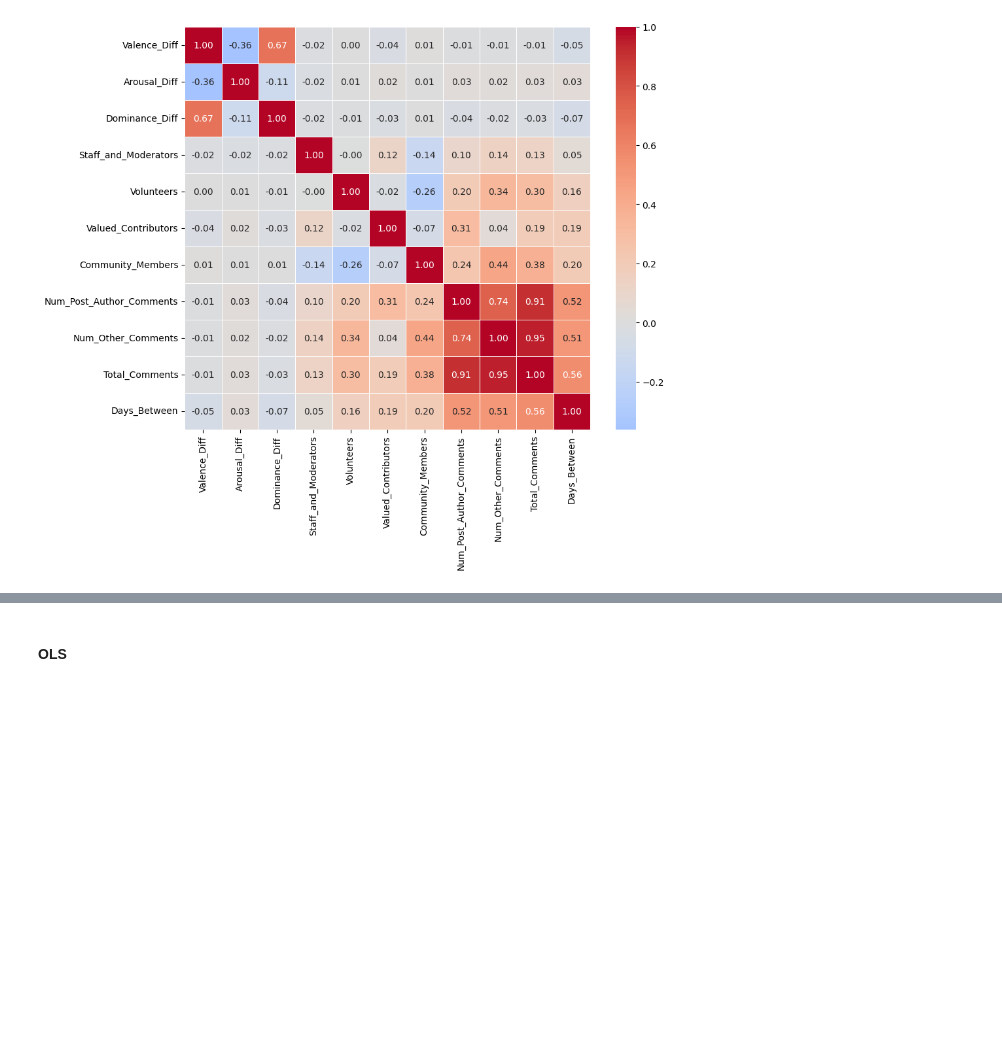
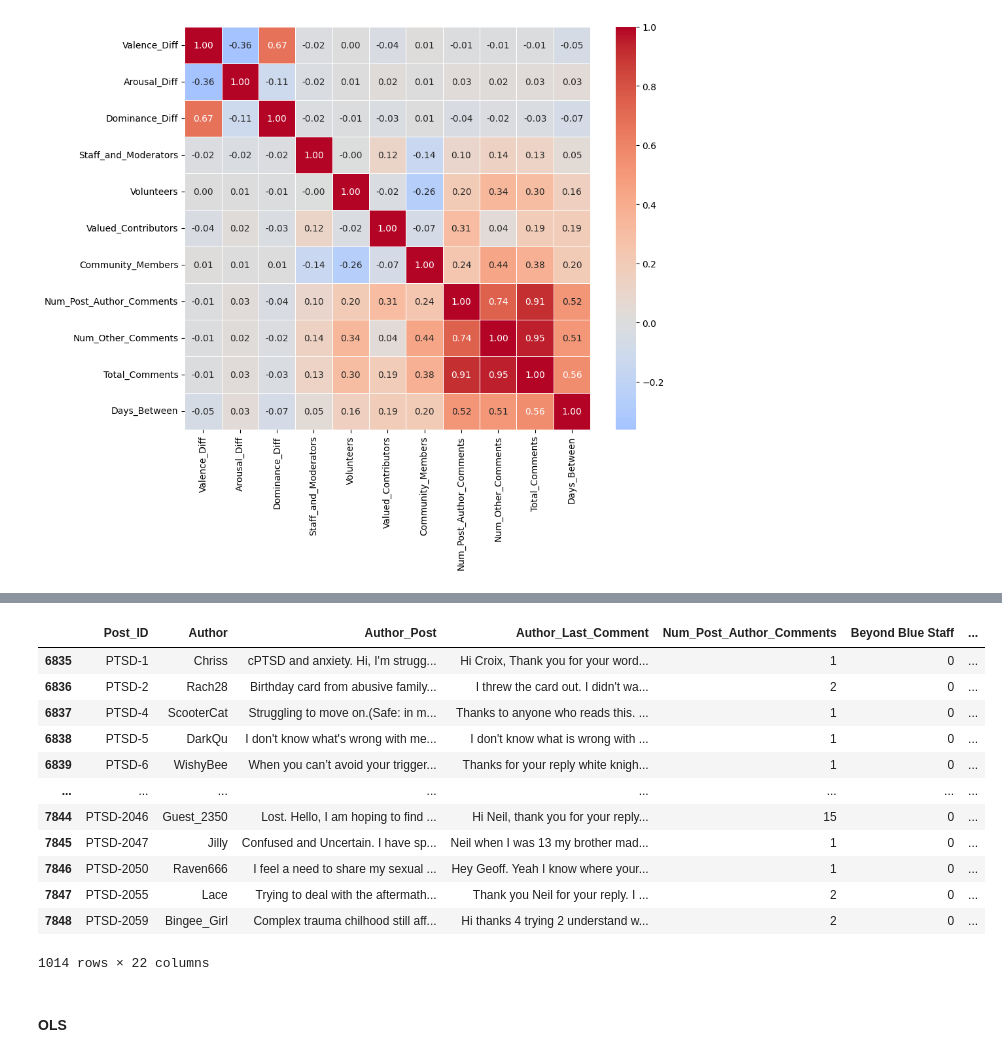
Before and after one commit to PutraAryotama/research_project, a Jupyter notebook: mental_health_severity.ipynb, the cells around one changed output, grey strips where cells are left out. Drawn from its saved outputs; the diff is of its cells as text; code cells hidden in the pictures; blank space fills up the shorter version.

```diff
--- a/mental_health_severity.ipynb
+++ b/mental_health_severity.ipynb
@@ -2179,3 +2188,19 @@ comment_author_ranks_beyondblue
+# %%
+vad_table[vad_table['Post_ID'].str.contains("PTSD")]
+# %% [output]
+|  | Post_ID | Author | Author_Post | Author_Last_Comment | Num_Post_Author_Comments | Beyond Blue Staff | ... |
+| 6835 | PTSD-1 | Chriss | cPTSD and anxiety. Hi, I'm strugg... | Hi Croix, Thank you for your word... | 1 | 0 | ... |
+| 6836 | PTSD-2 | Rach28 | Birthday card from abusive family... | I threw the card out. I didn't wa... | 2 | 0 | ... |
+| 6837 | PTSD-4 | ScooterCat | Struggling to move on.(Safe: in m... | Thanks to anyone who reads this. ... | 1 | 0 | ... |
+| 6838 | PTSD-5 | DarkQu | I don't know what's wrong with me... | ‍I don't know what is wrong with ... | 1 | 0 | ... |
+| 6839 | PTSD-6 | WishyBee | When you can’t avoid your trigger... | Thanks for your reply white knigh... | 1 | 0 | ... |
+| ... | ... | ... | ... | ... | ... | ... | ... |
+| 7844 | PTSD-2046 | Guest_2350 | Lost. Hello, I am hoping to find ... | Hi Neil, thank you for your reply... | 15 | 0 | ... |
+| 7845 | PTSD-2047 | Jilly | Confused and Uncertain. I have sp... | Neil when I was 13 my brother mad... | 1 | 0 | ... |
+| 7846 | PTSD-2050 | Raven666 | I feel a need to share my sexual ... | Hey Geoff. Yeah I know where your... | 1 | 0 | ... |
+| 7847 | PTSD-2055 | Lace | Trying to deal with the aftermath... | Thank you Neil for your reply. I ... | 2 | 0 | ... |
+| 7848 | PTSD-2059 | Bingee_Girl | Complex trauma chilhood still aff... | Hi thanks 4 trying 2 understand w... | 2 | 0 | ... |
+1014 rows × 22 columns
 # %% [markdown]
 #### OLS
 # %%
```
Also changed, not shown: parts of 5 cells of this notebook, 1 other file.
